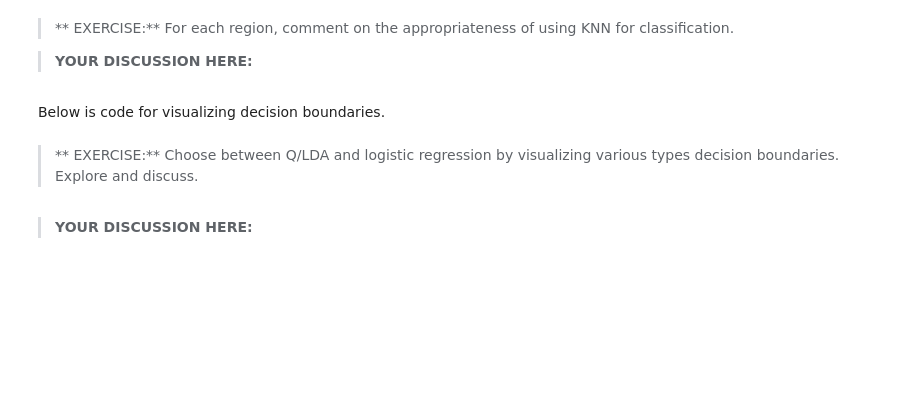
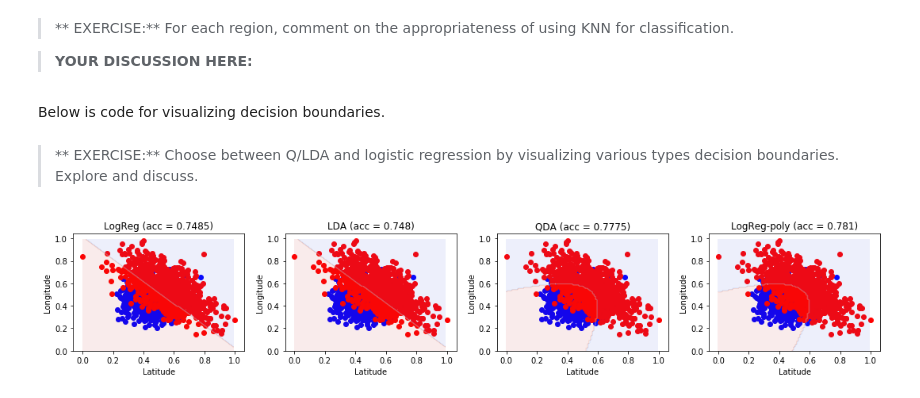
Before and after one commit to xuwd11/ac209a, a Jupyter notebook: Labs/Lab8_DiscriminantAnalysis/Lab8_DiscriminantAnalysis_Final.ipynb, the cells around one changed output. Drawn from its saved outputs; the diff is of its cells as text; code cells hidden in the pictures; blank space fills up the shorter version.

```diff
--- a/Labs/Lab8_DiscriminantAnalysis/Lab8_DiscriminantAnalysis_Final.ipynb
+++ b/Labs/Lab8_DiscriminantAnalysis/Lab8_DiscriminantAnalysis_Final.ipynb
@@ -511,5 +551,6 @@ def fit_and_plot_models(file_name):
 >** EXERCISE:** Choose between Q/LDA and logistic regression by visualizing various types decision boundaries.  Explore and discuss.
 # %%
 #your code here
+fit_and_plot_models('datasets/dataset_2.txt')
+# %% [output]
+[figure, added]
-# %% [markdown]
-> **YOUR DISCUSSION HERE:**
```
Also changed, not shown: parts of 15 cells of this notebook.
